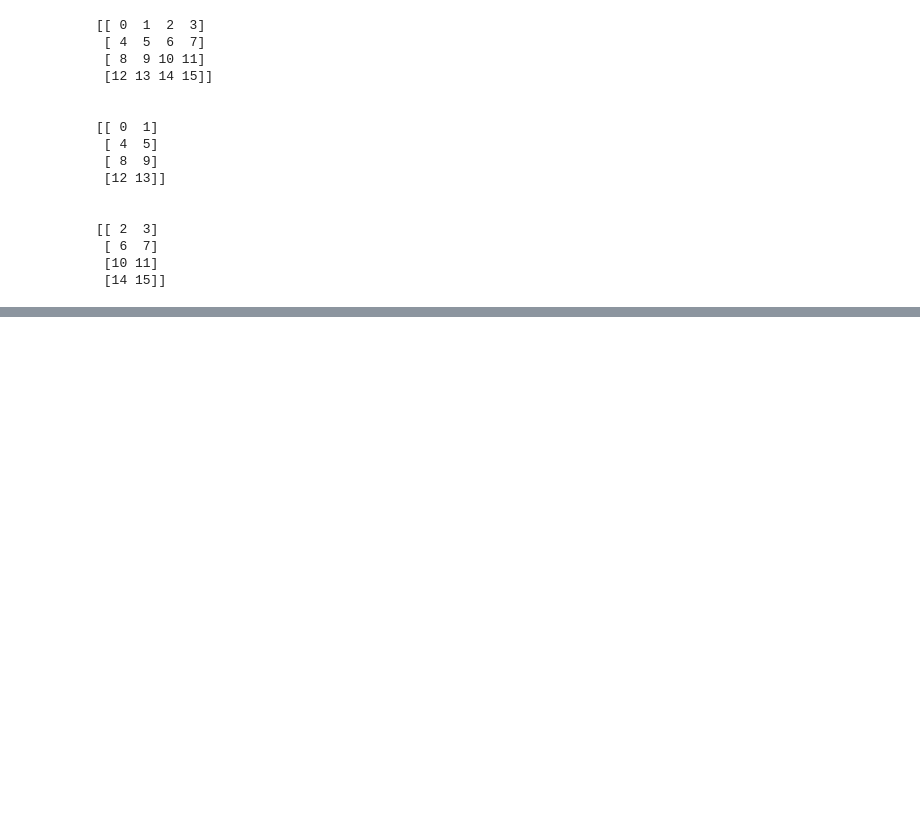
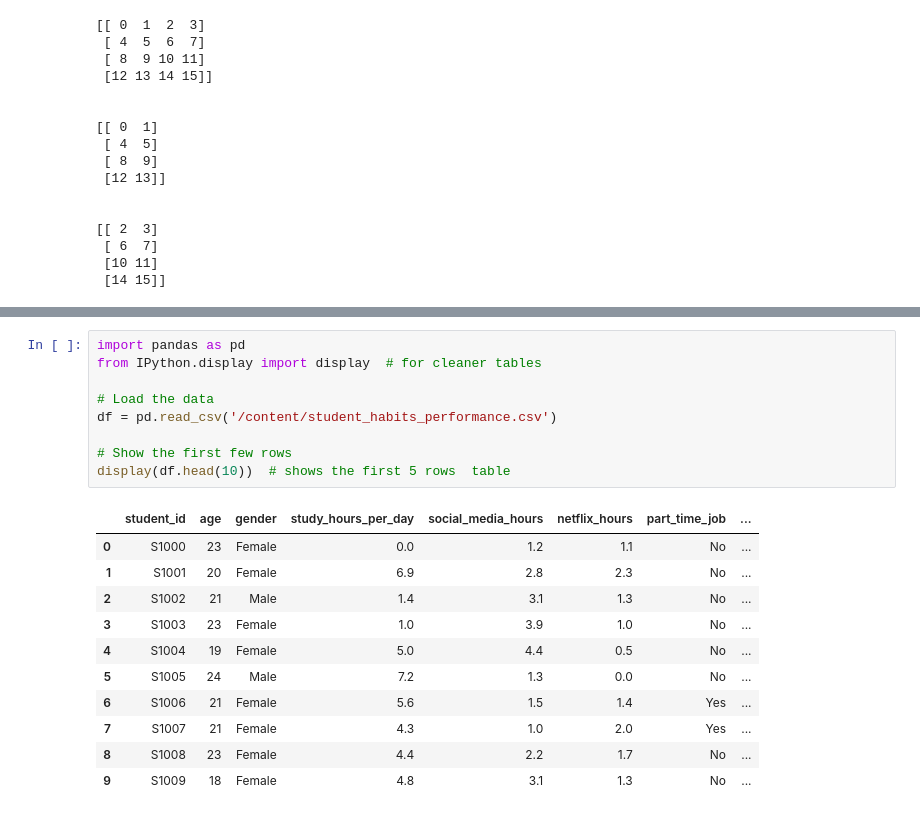
Before and after one commit to IBREEZZ/Code_Academy_Makeen2, a Jupyter notebook: week3.ipynb, the cells around one changed output, grey strips where cells are left out. Drawn from its saved outputs; the diff is of its cells as text; blank space fills up the shorter version.

```diff
--- a/week3.ipynb
+++ b/week3.ipynb
@@ -397,0 +756,21 @@ the over all of all student is  65.33333333333333
+# %%
+import pandas as pd
+from IPython.display import display  # for cleaner tables
+
+# Load the data
+df = pd.read_csv('/content/student_habits_performance.csv')
+
+# Show the first few rows
+display(df.head(10))  # shows the first 5 rows  table
+# %% [output]
+|  | student_id | age | gender | study_hours_per_day | social_media_hours | netflix_hours | part_time_job | ... |
+| 0 | S1000 | 23 | Female | 0.0 | 1.2 | 1.1 | No | ... |
+| 1 | S1001 | 20 | Female | 6.9 | 2.8 | 2.3 | No | ... |
+| 2 | S1002 | 21 | Male | 1.4 | 3.1 | 1.3 | No | ... |
+| 3 | S1003 | 23 | Female | 1.0 | 3.9 | 1.0 | No | ... |
+| 4 | S1004 | 19 | Female | 5.0 | 4.4 | 0.5 | No | ... |
+| 5 | S1005 | 24 | Male | 7.2 | 1.3 | 0.0 | No | ... |
+| 6 | S1006 | 21 | Female | 5.6 | 1.5 | 1.4 | Yes | ... |
+| 7 | S1007 | 21 | Female | 4.3 | 1.0 | 2.0 | Yes | ... |
+| 8 | S1008 | 23 | Female | 4.4 | 2.2 | 1.7 | No | ... |
+| 9 | S1009 | 18 | Female | 4.8 | 3.1 | 1.3 | No | ... |
```
Also changed, not shown: parts of 57 cells of this notebook.
